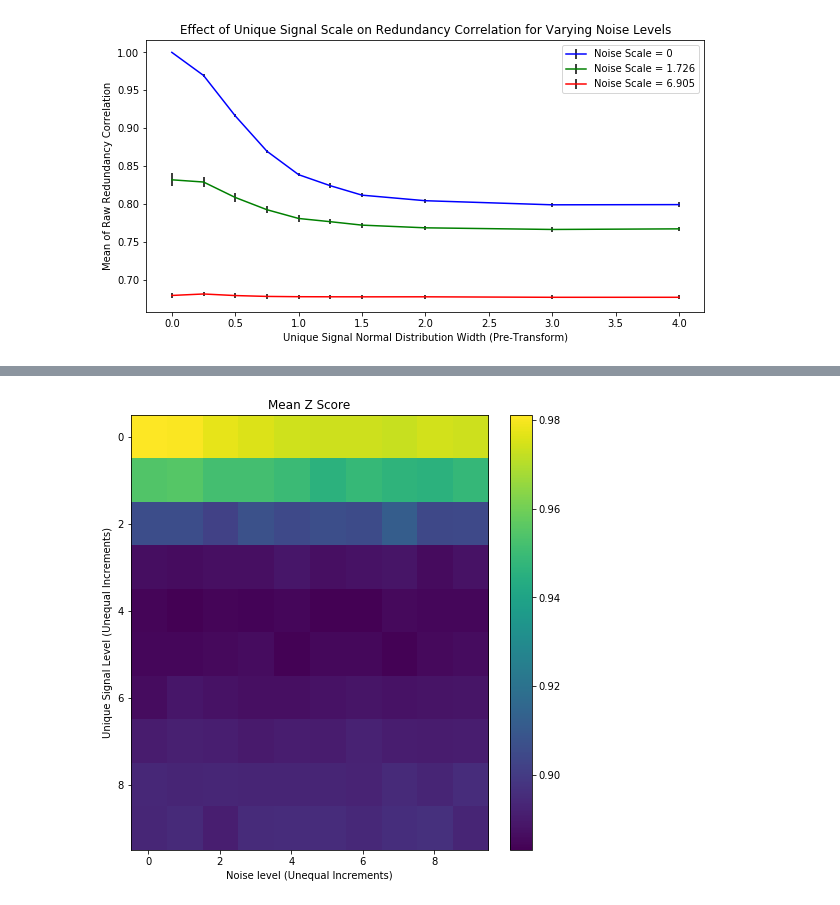
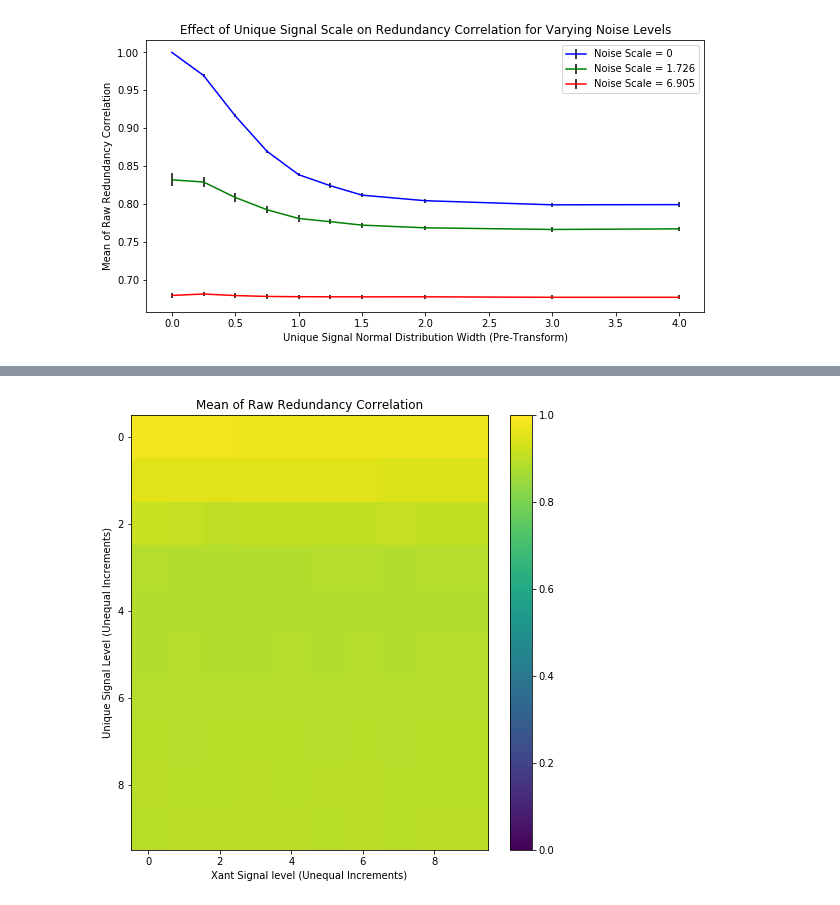
Before and after one commit to dannyjacobs/asu_hera, a Jupyter notebook: redundancy_analysis/reds_simulation_correlation_exploration.ipynb, the cells around one changed output, grey strips where cells are left out. Drawn from its saved outputs; the diff is of its cells as text; code cells hidden in the pictures.

Commit message:
Added Updates to Redundancy Analysis: Z-Score Examinations

```diff
--- a/redundancy_analysis/reds_simulation_correlation_exploration.ipynb
+++ b/redundancy_analysis/reds_simulation_correlation_exploration.ipynb
@@ -472,9 +496,13 @@ def generate_random_array(width_array):
 
             values_raw = []
 
+            values = []
+
             for key in z_scores.keys():
 
                 values_raw.append(rawRed[key])
+
+                values.append(z_scores[key])
 
             c = np.array(values_raw).mean()
 
@@ -484,6 +512,8 @@ def generate_random_array(width_array):
 
             new_array[i][j][2] = c
 
+            generate_hist(values,i,j,width_array)
+
 
     return new_array
 # %%
@@ -519,9 +549,9 @@ print input_array
 [[(0, 0), (0, 0.25), (0, 0.5), (0, 0.75), (0, 1.0), (0, 1.25), (0, 1.5), (0, 2.0), (0, 3.0), (0, 4.0)], [(0.25, 0), (0.25, 0.25), (0.25, 0.5), (0.25, 0.75), (0.25, 1.0), (0.25, 1.25), (0.25, 1.5), (0. ...
 # %%
 
-#holder_array_james_comp = generate_random_array(input_array)
+holder_array_norm_hist = generate_random_array(input_array)
 
-#np.savez('holder_array_james_comp.npz',holder_array_james_comp)
+np.savez('holder_array_norm_hist.npz',holder_array_norm_hist)
 # %% [output]
 i: 0
 j: 0
@@ -544,10 +564,10 @@ j: 4
 # %%
 
-data = np.load('holder_array_mkjames.npz')
+#data = np.load('holder_array_norm_hist.npz')
 
-holder_array = data['arr_0']
+#holder_array = data['arr_0']
 
-#holder_array = holder_array_james_comp
+holder_array = holder_array_norm_hist
 # %%
 print holder_array
 # %% [output]
@@ -790,14 +790,14 @@ plt.show()
 # %%
 
 plt.figure(figsize=(8,8))
-plt.imshow(array_3,aspect='auto')
-plt.title('Mean Z Score')
-plt.xlabel('Noise level (Unequal Increments)')
+plt.imshow(array_3,aspect='auto',vmax = 1, vmin = 0)
+plt.title('Mean of Raw Redundancy Correlation')
+plt.xlabel('Xant Signal level (Unequal Increments)')
 plt.ylabel('Unique Signal Level (Unequal Increments)')
 plt.colorbar()
 plt.show()
 # %% [output]
-[figure, old version]
+[figure, new version]
 # %%
 
 slice_0 = []
```
Also changed, not shown: parts of 17 cells of this notebook, 11 other files.
